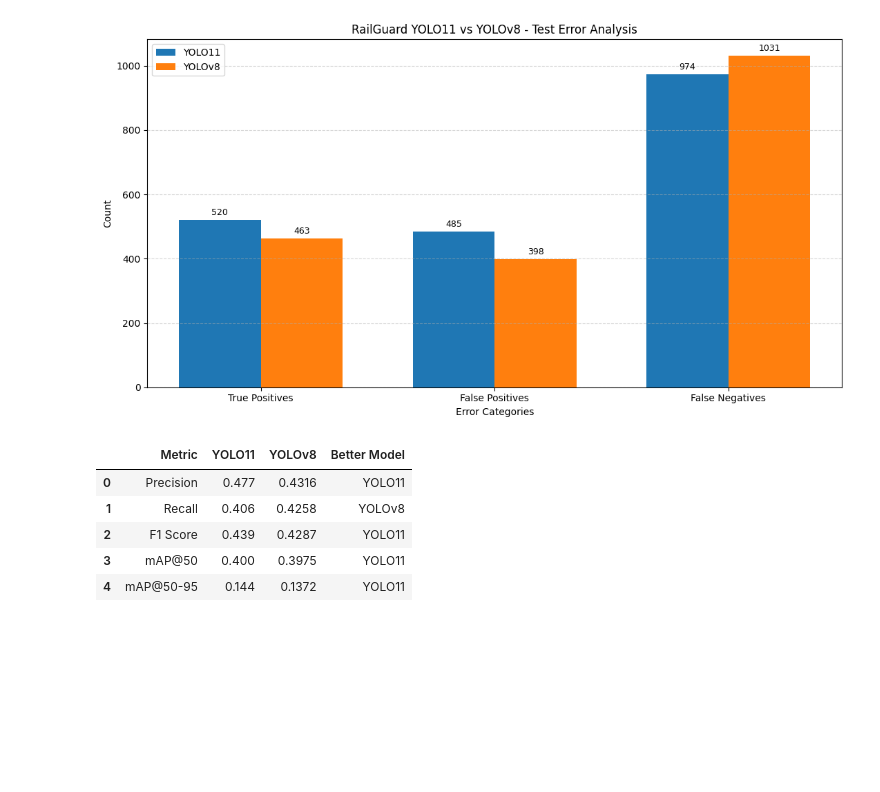
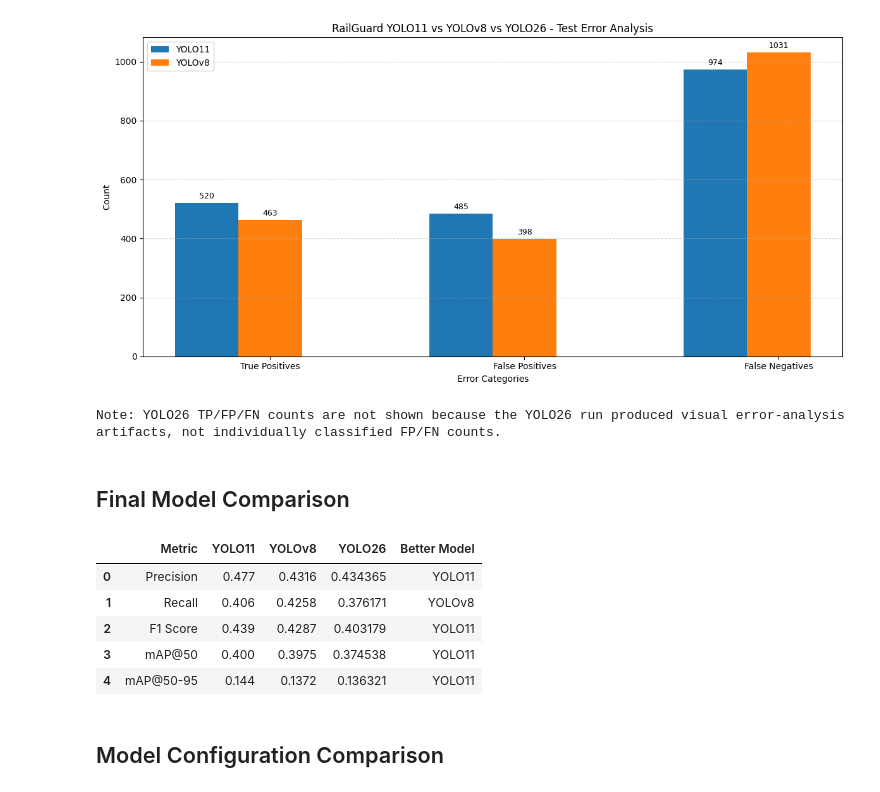
Before and after one commit to Balaji-Coder06/RailGuard, a Jupyter notebook: Model Dataset/comparison.ipynb, the cells around one changed output. Drawn from its saved outputs; the diff is of its cells as text; code cells hidden in the pictures; blank space fills up the shorter version.

```diff
--- a/Model Dataset/comparison.ipynb
+++ b/Model Dataset/comparison.ipynb
@@ -57,9 +72,9 @@ display(error_analysis)
 metric_names = ["Precision", "Recall", "mAP50", "mAP50-95"]
 
 x = np.arange(len(metric_names))
-width = 0.35
+width = 0.25
 
-plt.figure(figsize=(11, 6))
+plt.figure(figsize=(12, 6))
 
 for i, model in enumerate(models):
     values = validation.loc[
@@ -68,7 +83,7 @@ for i, model in enumerate(models):
     ].values[0]
 
     bars = plt.bar(
-        x + (i - 0.5) * width,
+        x + (i - 1) * width,
         values,
         width,
         label=model
@@ -86,7 +101,7 @@ for i, model in enumerate(models):
 plt.xticks(x, metric_names)
 plt.ylabel("Score")
 plt.xlabel("Metrics")
-plt.title("RailGuard YOLO11 vs YOLOv8 - Validation Performance")
+plt.title("RailGuard YOLO11 vs YOLOv8 vs YOLO26 - Validation Performance")
 plt.legend()
 plt.grid(axis="y", linestyle="--", alpha=0.5)
 plt.tight_layout()
@@ -105,9 +120,9 @@ metric_names = [
 ]
 
 x = np.arange(len(metric_names))
-width = 0.35
+width = 0.25
 
-plt.figure(figsize=(12, 6))
+plt.figure(figsize=(13, 6))
 
 for i, model in enumerate(models):
     values = testing.loc[
@@ -116,7 +131,7 @@ for i, model in enumerate(models):
     ].values[0]
 
     bars = plt.bar(
-        x + (i - 0.5) * width,
+        x + (i - 1) * width,
         values,
         width,
         label=model
@@ -134,7 +149,7 @@ for i, model in enumerate(models):
 plt.xticks(x, metric_names)
 plt.ylabel("Score")
 plt.xlabel("Metrics")
-plt.title("RailGuard YOLO11 vs YOLOv8 - Test Performance")
+plt.title("RailGuard YOLO11 vs YOLOv8 vs YOLO26 - Test Performance")
 plt.legend()
 plt.grid(axis="y", linestyle="--", alpha=0.5)
 plt.tight_layout()
@@ -148,42 +163,50 @@ metric_names = [
     "True Positives",
     "False Positives",
     "False Negatives"
 ]
 
 x = np.arange(len(metric_names))
-width = 0.35
+width = 0.25
 
-plt.figure(figsize=(11, 6))
+plt.figure(figsize=(12, 6))
 
 for i, model in enumerate(models):
     values = error_analysis.loc[
         error_analysis["Model"] == model,
         metric_names
     ].values[0]
 
+    # Skip models where TP/FP/FN counts were not individually produced.
+    if np.isnan(values).all():
+        continue
+
     bars = plt.bar(
-        x + (i - 0.5) * width,
+        x + (i - 1) * width,
         values,
         width,
         label=model
     )
 
     for bar, value in zip(bars, values):
-        plt.text(
-            bar.get_x() + bar.get_width() / 2,
-            value + 15,
-            str(value),
-            ha="center",
-            fontsize=9
-        )
+        if not np.isnan(value):
+            plt.text(
+                bar.get_x() + bar.get_width() / 2,
+                value + 15,
+                str(int(value)),
+                ha="center",
+                fontsize=9
+            )
 
 plt.xticks(x, metric_names)
 plt.ylabel("Count")
 plt.xlabel("Error Categories")
-plt.title("RailGuard YOLO11 vs YOLOv8 - Test Error Analysis")
+plt.title("RailGuard YOLO11 vs YOLOv8 vs YOLO26 - Test Error Analysis")
 plt.legend()
 plt.grid(axis="y", linestyle="--", alpha=0.5)
 plt.tight_layout()
 plt.show()
+
+print("Note: YOLO26 TP/FP/FN counts are not shown because the YOLO26 run produced visual error-analysis artifacts, not individually classified FP/FN counts.")
 # %% [output]
-[figure, old version]
+[figure, new version]
+Note: YOLO26 TP/FP/FN counts are not shown because the YOLO26 run produced visual error-analysis artifacts, not individually classified FP/FN counts.
@@ -192,3 +213,5 @@ plt.show()
+# %% [markdown]
+## Final Model Comparison
 # %%
 final_comparison = pd.DataFrame({
     "Metric": [
@@ -211,21 +234,29 @@ final_comparison = pd.DataFrame({
         0.4287,
         0.3975,
         0.1372
+    ],
+    "YOLO26": [
+        0.43436538499379523,
+        0.37617135207496655,
+        float(testing.loc[testing["Model"] == "YOLO26", "F1 Score"].iloc[0]),
+        0.3745384121914642,
+        0.13632144707501986
     ]
 })
 
 final_comparison["Better Model"] = final_comparison.apply(
-    lambda row: "YOLO11"
-    if row["YOLO11"] > row["YOLOv8"]
-    else "YOLOv8",
+    lambda row: max(
+        ["YOLO11", "YOLOv8", "YOLO26"],
+        key=lambda model: row[model]
+    ),
     axis=1
 )
 
 display(final_comparison)
 # %% [output]
-|  | Metric | YOLO11 | YOLOv8 | Better Model |
-| 0 | Precision | 0.477 | 0.4316 | YOLO11 |
-| 1 | Recall | 0.406 | 0.4258 | YOLOv8 |
-| 2 | F1 Score | 0.439 | 0.4287 | YOLO11 |
-| 3 | mAP@50 | 0.400 | 0.3975 | YOLO11 |
-| 4 | mAP@50-95 | 0.144 | 0.1372 | YOLO11 |
+|  | Metric | YOLO11 | YOLOv8 | YOLO26 | Better Model |
+| 0 | Precision | 0.477 | 0.4316 | 0.434365 | YOLO11 |
+| 1 | Recall | 0.406 | 0.4258 | 0.376171 | YOLOv8 |
+| 2 | F1 Score | 0.439 | 0.4287 | 0.403179 | YOLO11 |
+| 3 | mAP@50 | 0.400 | 0.3975 | 0.374538 | YOLO11 |
+| 4 | mAP@50-95 | 0.144 | 0.1372 | 0.136321 | YOLO11 |
@@ -234,3 +263,5 @@ display(final_comparison)
+# %% [markdown]
+## Model Configuration Comparison
 # %%
 configuration = pd.DataFrame({
     "Parameter": [
```
Also changed, not shown: parts of 13 cells of this notebook.
